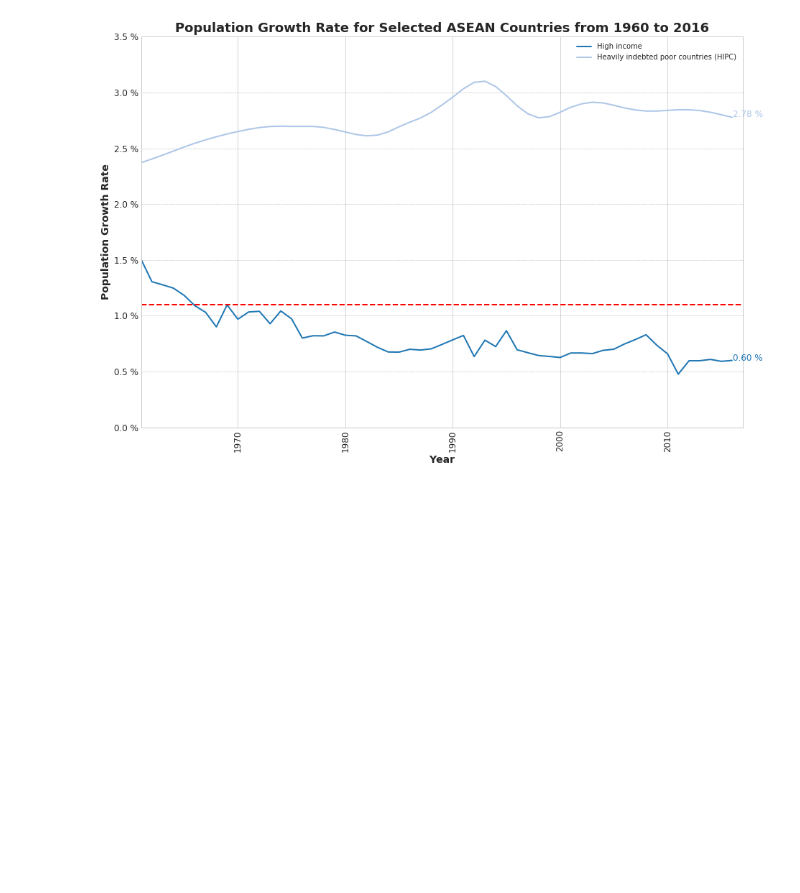
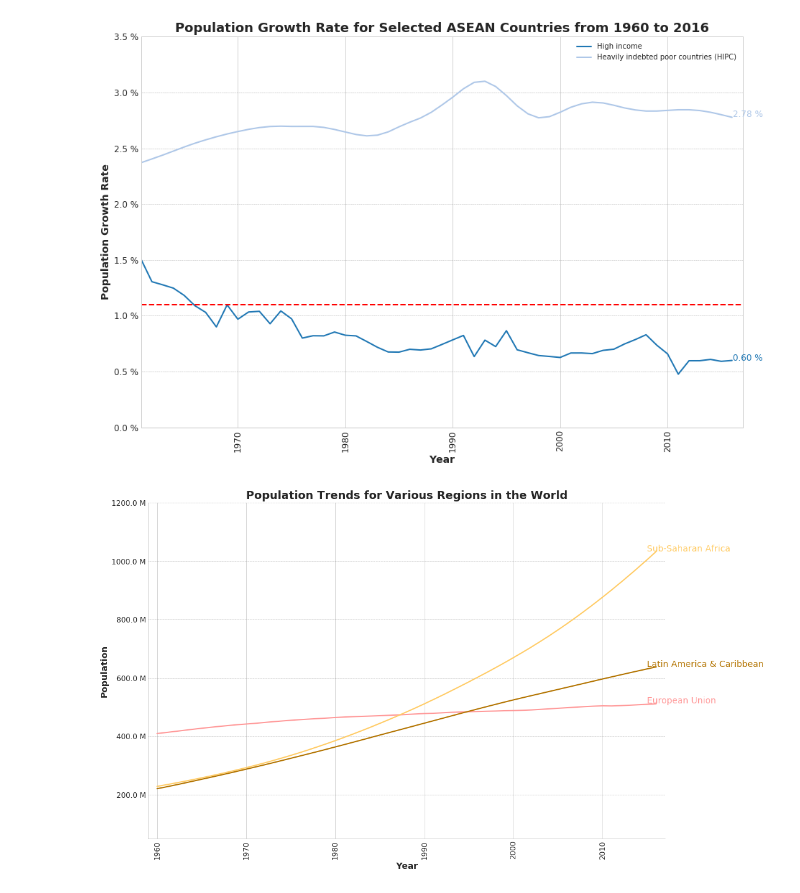
Before and after one commit to lnbalon/world_population, a Jupyter notebook: world_population_analysis.ipynb, the cells around one changed output. Cells and saved outputs as stored; diff of their text form; code cells hidden in the pictures; blank space fills up the shorter version.

```diff
--- a/exploratory_data_analysis.ipynb
+++ b/world_population_analysis.ipynb
@@ -604,3 +579,77 @@ def plot_population_growth_rate2():
 plot_population_growth_rate2()
 # %% [output]
 [figure]
+# %%
+#set the plot size in inches
+fig, ax = plt.subplots(1, 1, figsize=(15, 10))
+
+
+#select a color scheme
+color_sequence = ['#ff9999',
+                  '#ffcc66', '#b37400', '#cc0099', '#002db3', '#00cc00', '#00cccc', '#e600e6',
+                  '#ffb3ff', '#99b3ff', '#990000', '#ccff99', '#99ffff', '#9999ff', '#e699ff',
+                  '#00b33c', '#b3ffcc', '#99e6e6', '#0073e6', '#003366']
+
+#remove the spines from the top and the bottom of the figure
+ax.spines['top'].set_visible(False)
+ax.spines['right'].set_visible(False)
+
+
+for index, country in enumerate(['European Union', 'Sub-Saharan Africa', 'Latin America & Caribbean']):
+
+    #obtain the total population data from each country
+    data_country = data_population[data_population['Country Name'] == country]
+    data_country = data_country.iloc[0,2:]
+
+    #get the x_axis and y_axis
+    y_axis = list(data_country)
+    x_axis = data_country.index.astype(int) #change the datatype (it is a string change it to int)
+
+    #plot
+    ax.plot(x_axis, y_axis, lw = 2.0, color=color_sequence[index])
+
+    #insert a label on the line
+    plt.text(2015, y_axis[-1]+500000, country, fontsize = 14, color = color_sequence[index])
+
+
+#format the ticklabels
+plt.xticks(rotation = 90, family = 'sans-serif', fontsize = 12)
+
+#use FuncFormatter for the y-tick labels
+#the function below was copied from the documentation for FuncFormatter
+
+def millions(x, pos):
+    'The two args are the value and tick position'
+    return '{} M'.format((x*1e-6))
+
+formatter = FuncFormatter(millions)
+
+ax.yaxis.set_major_formatter(formatter)
+plt.yticks(family = 'sans-serif', fontsize = 12)
+
+#add titles, axis labels, set the font size, weight, and family
+plt.xlabel('Year', family = 'sans-serif', fontsize= 14, weight = 'bold')
+plt.ylabel('Population', family = 'sans-serif', fontsize = 14, weight = 'bold')
+plt.title('Population Trends for Various Regions in the World', family = 'sans-serif', size = 18,
+          weight = 'bold')
+
+#set the limit of the plotting area
+#add 1 year on both sides of the x-axis for aesthetic purpose
+plt.xlim(1959,2017)
+plt.ylim(50000000,1200000000)
+
+#create a grid for for easier reading
+plt.grid(True, 'major', 'y', ls='--', lw=.5, c='k', alpha=.3)
+
+#remove the tickmarks
+plt.tick_params(axis='both', which='both', bottom='off', top='off',
+                labelbottom='on', left='off', right='off', labelleft='on')
+
+
+#export the plot in any of the following format: jpeg, png, pdf, etc... (uncomment the code below to do that)
+#plt.savefig('population_trends_asean.jpeg', bbox_inches='tight')
+
+#show the plot
+plt.show()
+# %% [output]
+[figure, added]
```
Also changed, not shown: parts of 11 cells of this notebook, 4 other files.
